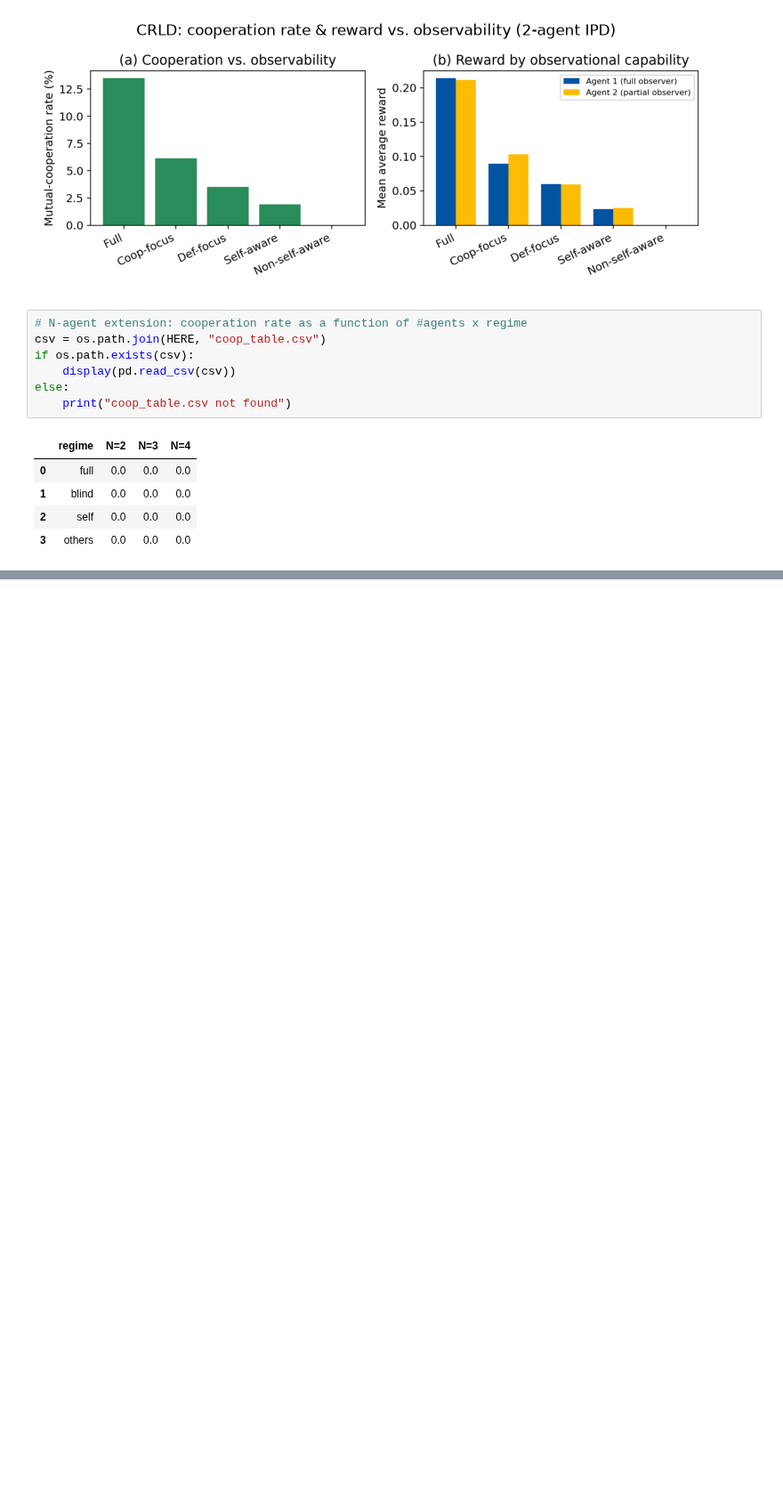
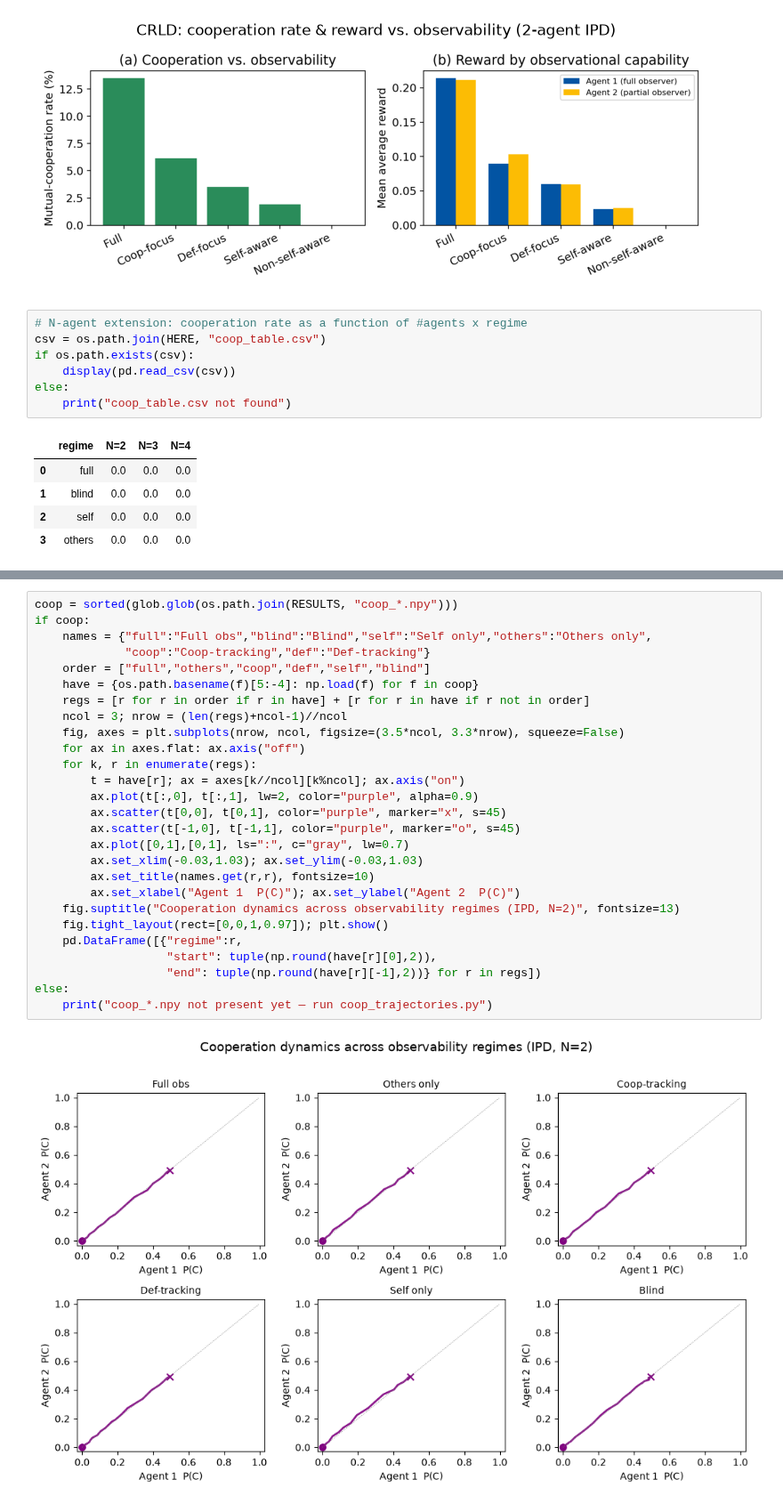
Before and after one commit to marimeireles/MARL-mixed, a Jupyter notebook: jaxmarl_env/results_notebook.ipynb, the cells around one changed output, grey strips where cells are left out. Shown at 89% size. Cells and saved outputs as stored; diff of their text form; blank space fills up the shorter version.

```diff
--- a/jaxmarl_env/results_notebook.ipynb
+++ b/jaxmarl_env/results_notebook.ipynb
@@ -203 +216,30 @@ else:
+# %%
+coop = sorted(glob.glob(os.path.join(RESULTS, "coop_*.npy")))
+if coop:
+    names = {"full":"Full obs","blind":"Blind","self":"Self only","others":"Others only",
+             "coop":"Coop-tracking","def":"Def-tracking"}
+    order = ["full","others","coop","def","self","blind"]
+    have = {os.path.basename(f)[5:-4]: np.load(f) for f in coop}
+    regs = [r for r in order if r in have] + [r for r in have if r not in order]
+    ncol = 3; nrow = (len(regs)+ncol-1)//ncol
+    fig, axes = plt.subplots(nrow, ncol, figsize=(3.5*ncol, 3.3*nrow), squeeze=False)
+    for ax in axes.flat: ax.axis("off")
+    for k, r in enumerate(regs):
+        t = have[r]; ax = axes[k//ncol][k%ncol]; ax.axis("on")
+        ax.plot(t[:,0], t[:,1], lw=2, color="purple", alpha=0.9)
+        ax.scatter(t[0,0], t[0,1], color="purple", marker="x", s=45)
+        ax.scatter(t[-1,0], t[-1,1], color="purple", marker="o", s=45)
+        ax.plot([0,1],[0,1], ls=":", c="gray", lw=0.7)
+        ax.set_xlim(-0.03,1.03); ax.set_ylim(-0.03,1.03)
+        ax.set_title(names.get(r,r), fontsize=10)
+        ax.set_xlabel("Agent 1  P(C)"); ax.set_ylabel("Agent 2  P(C)")
+    fig.suptitle("Cooperation dynamics across observability regimes (IPD, N=2)", fontsize=13)
+    fig.tight_layout(rect=[0,0,1,0.97]); plt.show()
+    pd.DataFrame([{"regime":r,
+                   "start": tuple(np.round(have[r][0],2)),
+                   "end": tuple(np.round(have[r][-1],2))} for r in regs])
+else:
+    print("coop_*.npy not present yet — run coop_trajectories.py")
+# %% [output]
+[figure, added]
 # %% [markdown]
```
Also changed, not shown: parts of 7 cells of this notebook, 49 other files.
